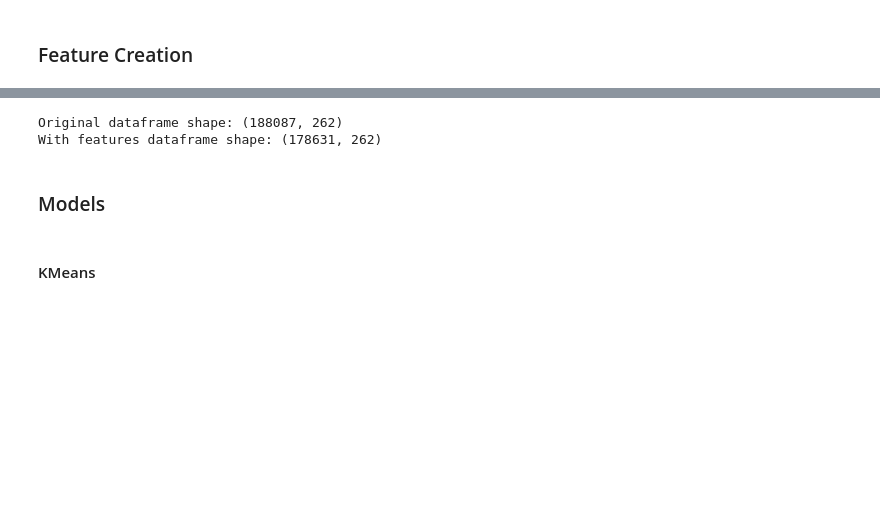
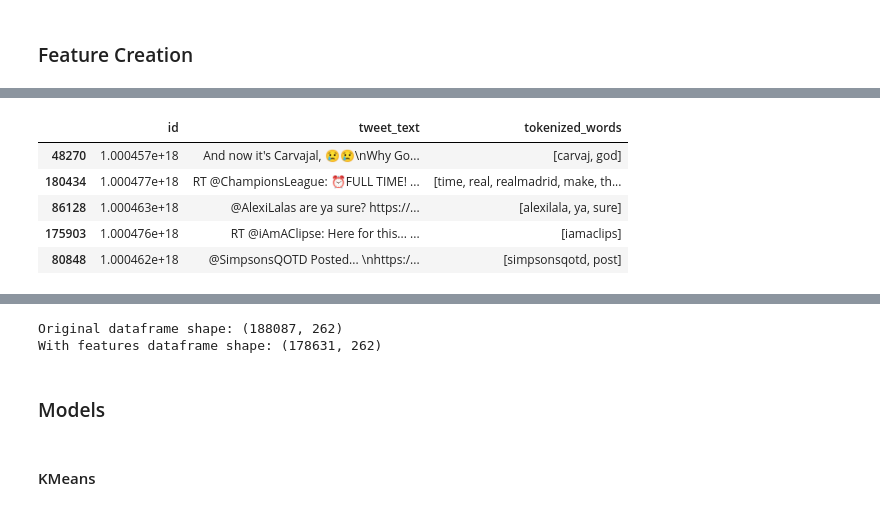
Before and after one commit to jb-0/football-prediction, a Jupyter notebook: nlp-rea-v-liv-2018.ipynb, the cells around one changed output, grey strips where cells are left out. Drawn from its saved outputs; the diff is of its cells as text; code cells hidden in the pictures; blank space fills up the shorter version.

```diff
--- a/nlp-rea-v-liv-2018.ipynb
+++ b/nlp-rea-v-liv-2018.ipynb
@@ -121,0 +189,10 @@ fdist.most_common(250)
+# %%
+en_tweets_df_text_only = en_tweets_df[['id','tweet_text', 'tokenized_words']]
+en_tweets_df_text_only.sample(5)
+# %% [output]
+|  | id | tweet_text | tokenized_words |
+| 48270 | 1.000457e+18 | And now it's Carvajal, 😢😢\nWhy Go... | [carvaj, god] |
+| 180434 | 1.000477e+18 | RT @ChampionsLeague: ⏰FULL TIME! ... | [time, real, realmadrid, make, th... |
+| 86128 | 1.000463e+18 | @AlexiLalas are ya sure? https://... | [alexilala, ya, sure] |
+| 175903 | 1.000476e+18 | RT @iAmAClipse: Here for this... ... | [iamaclips] |
+| 80848 | 1.000462e+18 | @SimpsonsQOTD Posted... \nhttps:/... | [simpsonsqotd, post] |
```
Also changed, not shown: parts of 15 cells of this notebook.
